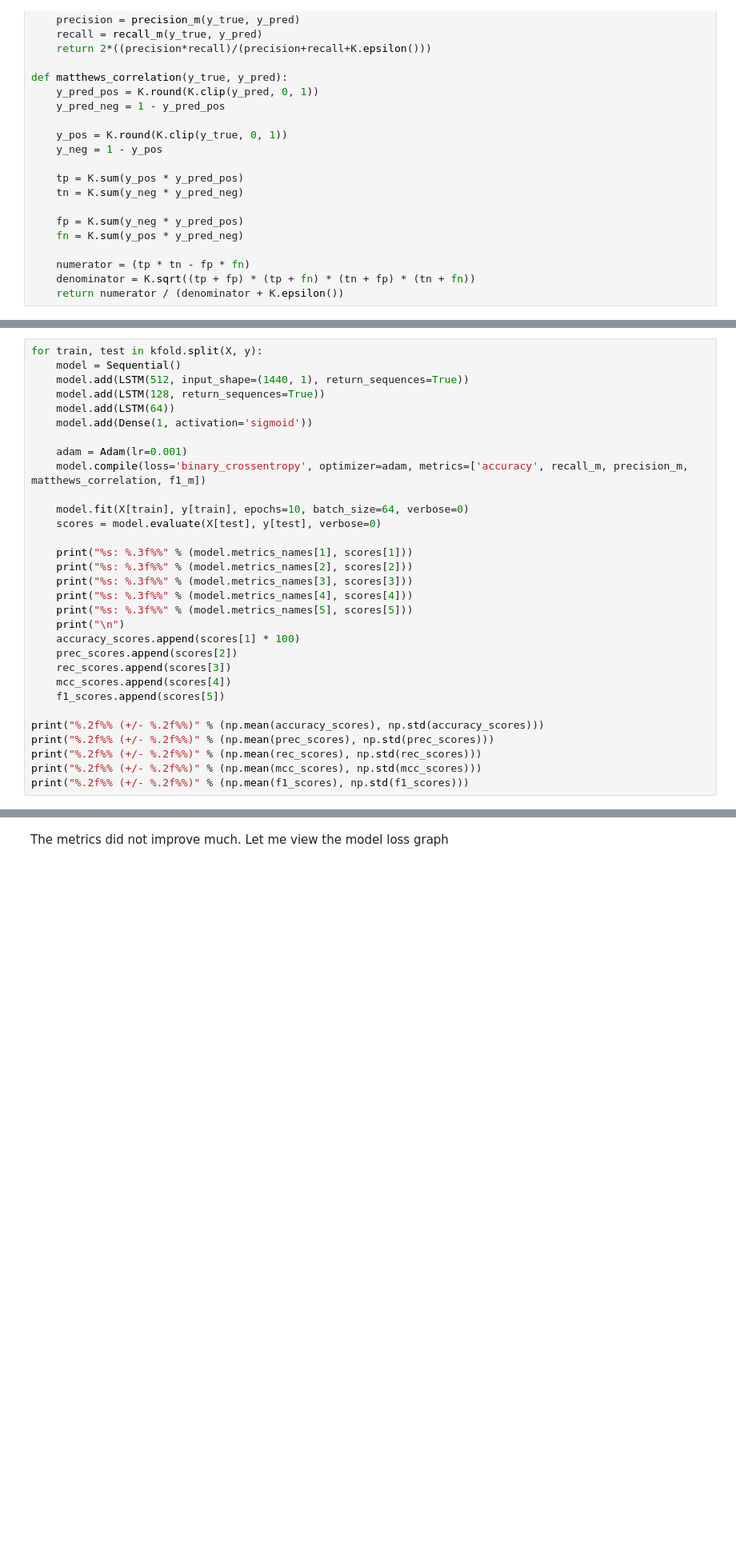
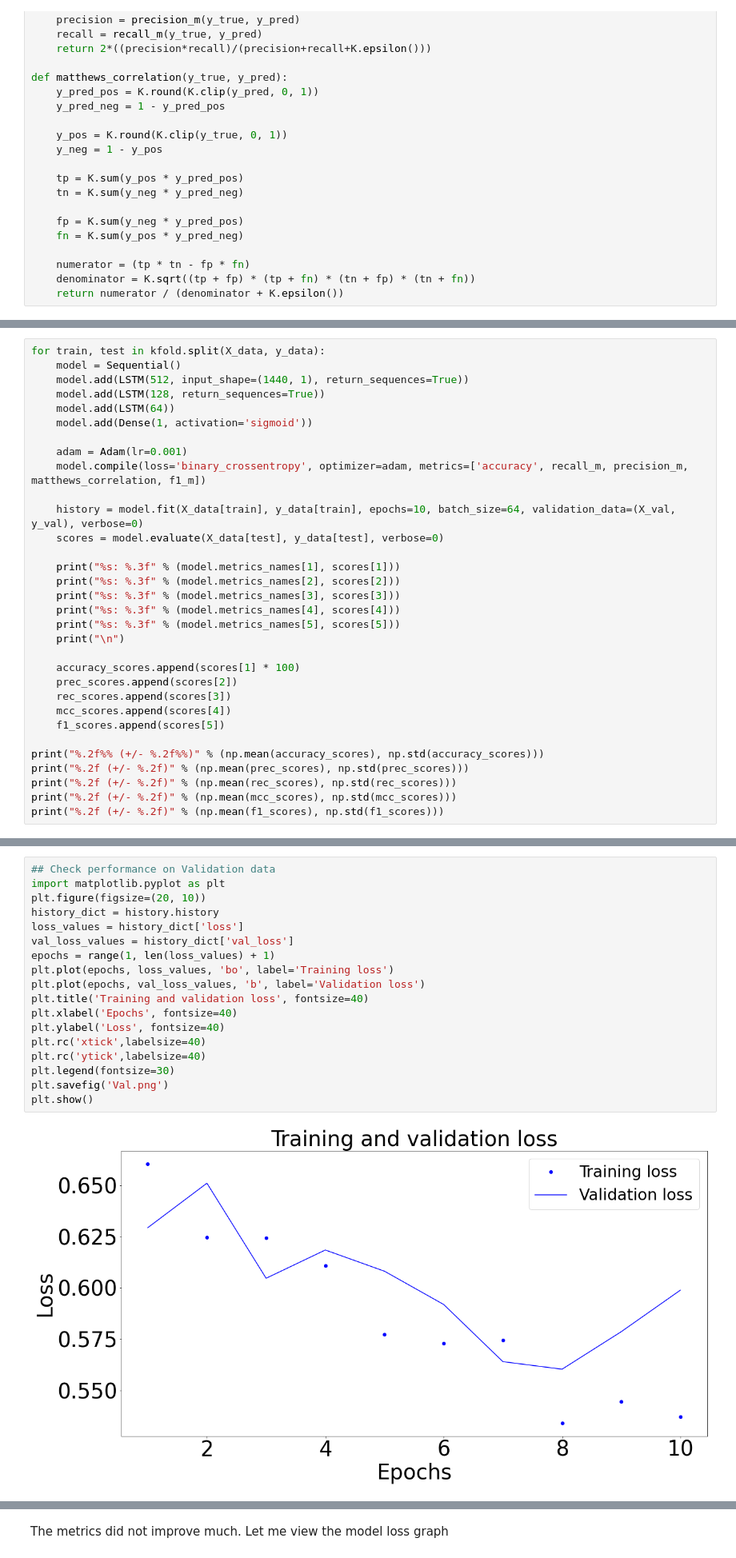
Before and after one commit to Chuukwudi/Depression-Classification-based-on-motor-activity-actigraph-data-from-wearable-devices, a Jupyter notebook: My_ML_ICA.ipynb, the cells around one changed output, grey strips where cells are left out. Shown at 80% size. Drawn from its saved outputs; the diff is of its cells as text; blank space fills up the shorter version.

```diff
--- a/My_ML_ICA.ipynb
+++ b/My_ML_ICA.ipynb
@@ -1120,5 +1162,5 @@ f1_scores = []
 # %%
-for train, test in kfold.split(X, y):
+for train, test in kfold.split(X_data, y_data):
     model = Sequential()
     model.add(LSTM(512, input_shape=(1440, 1), return_sequences=True))
     model.add(LSTM(128, return_sequences=True))
@@ -1128,15 +1170,16 @@ for train, test in kfold.split(X, y):
     adam = Adam(lr=0.001)
     model.compile(loss='binary_crossentropy', optimizer=adam, metrics=['accuracy', recall_m, precision_m, matthews_correlation, f1_m])
 
-    model.fit(X[train], y[train], epochs=10, batch_size=64, verbose=0)
-    scores = model.evaluate(X[test], y[test], verbose=0)
+    history = model.fit(X_data[train], y_data[train], epochs=10, batch_size=64, validation_data=(X_val, y_val), verbose=0)
+    scores = model.evaluate(X_data[test], y_data[test], verbose=0)
 
-    print("%s: %.3f%%" % (model.metrics_names[1], scores[1]))
-    print("%s: %.3f%%" % (model.metrics_names[2], scores[2]))
-    print("%s: %.3f%%" % (model.metrics_names[3], scores[3]))
-    print("%s: %.3f%%" % (model.metrics_names[4], scores[4]))
-    print("%s: %.3f%%" % (model.metrics_names[5], scores[5]))
+    print("%s: %.3f" % (model.metrics_names[1], scores[1]))
+    print("%s: %.3f" % (model.metrics_names[2], scores[2]))
+    print("%s: %.3f" % (model.metrics_names[3], scores[3]))
+    print("%s: %.3f" % (model.metrics_names[4], scores[4]))
+    print("%s: %.3f" % (model.metrics_names[5], scores[5]))
     print("\n")
+
     accuracy_scores.append(scores[1] * 100)
     prec_scores.append(scores[2])
     rec_scores.append(scores[3])
@@ -1144,8 +1187,8 @@ for train, test in kfold.split(X, y):
     f1_scores.append(scores[5])
 
 print("%.2f%% (+/- %.2f%%)" % (np.mean(accuracy_scores), np.std(accuracy_scores)))
-print("%.2f%% (+/- %.2f%%)" % (np.mean(prec_scores), np.std(prec_scores)))
-print("%.2f%% (+/- %.2f%%)" % (np.mean(rec_scores), np.std(rec_scores)))
-print("%.2f%% (+/- %.2f%%)" % (np.mean(mcc_scores), np.std(mcc_scores)))
-print("%.2f%% (+/- %.2f%%)" % (np.mean(f1_scores), np.std(f1_scores)))
+print("%.2f (+/- %.2f)" % (np.mean(prec_scores), np.std(prec_scores)))
+print("%.2f (+/- %.2f)" % (np.mean(rec_scores), np.std(rec_scores)))
+print("%.2f (+/- %.2f)" % (np.mean(mcc_scores), np.std(mcc_scores)))
+print("%.2f (+/- %.2f)" % (np.mean(f1_scores), np.std(f1_scores)))
 # %% [output]
@@ -1170,0 +1212,20 @@ This works but the accuracy is too poor for a Deep neural network. What if I can
+# %%
+## Check performance on Validation data
+import matplotlib.pyplot as plt
+plt.figure(figsize=(20, 10))
+history_dict = history.history
+loss_values = history_dict['loss']
+val_loss_values = history_dict['val_loss']
+epochs = range(1, len(loss_values) + 1)
+plt.plot(epochs, loss_values, 'bo', label='Training loss')
+plt.plot(epochs, val_loss_values, 'b', label='Validation loss')
+plt.title('Training and validation loss', fontsize=40)
+plt.xlabel('Epochs', fontsize=40)
+plt.ylabel('Loss', fontsize=40)
+plt.rc('xtick',labelsize=40)
+plt.rc('ytick',labelsize=40)
+plt.legend(fontsize=30)
+plt.savefig('Val.png')
+plt.show()
+# %% [output]
+[figure, added]
```
Also changed, not shown: parts of 25 cells of this notebook.
